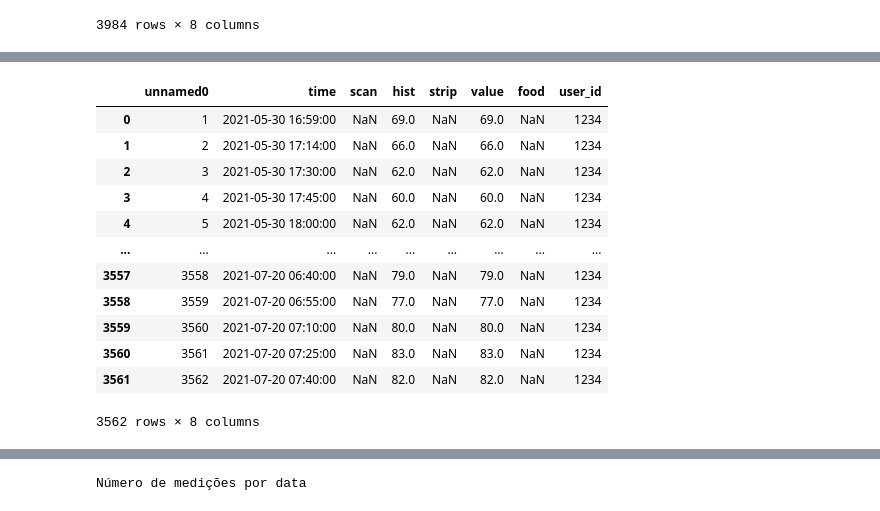
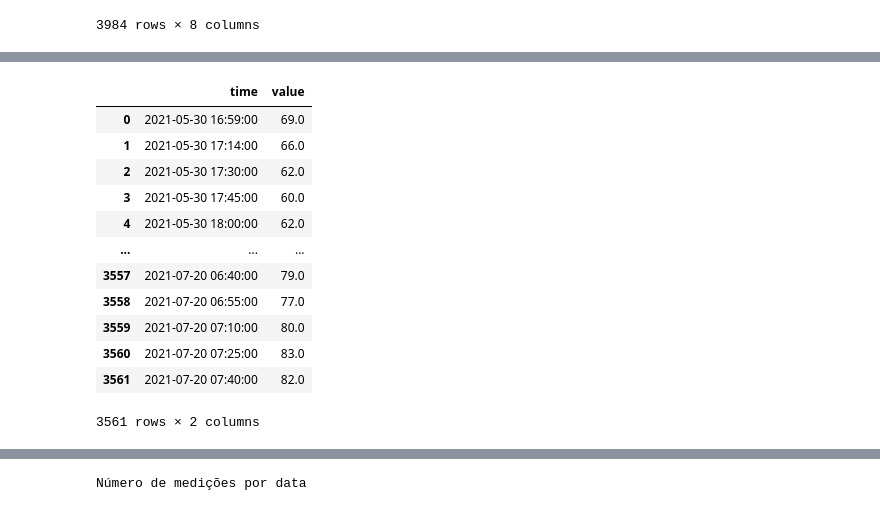
Before and after one commit to teco-insights/continuous-glucose-monitoring, a Jupyter notebook: continuous_glucose_monitoring.ipynb, the cells around one changed output, grey strips where cells are left out. Cells and saved outputs as stored; diff of their text form; code cells hidden in the pictures.

```diff
--- a/continuous_glucose_monitoring.ipynb
+++ b/continuous_glucose_monitoring.ipynb
@@ -27,13 +35,18 @@ df_raw
 | 3983 | 3984 | 2021-07-17 12:10:00 | NaN | NaN | NaN | NaN | NaN | 1234 |
 3984 rows × 8 columns
 # %%
-# Padronizar o nome das colunas
+'''
+No atributo columns (do tipo índice) do objeto df_raw, nosso dataframe, iremos formatar
+todos os seus elementos, isto é, os nomes das colunas. Para isso, utilizamos o acessor .str,
+que nos permite aplicar métodos de strings para todos os elementos do índice/vetor.
+Os métodos utilizados são:
+- lower(): torna todos os caracteres minúsculos;
+- strip(): remove espaços em branco das extremidades da string;
+- replace(,): substituímos o elemento da esquerda, sempre que ele aparecer, pelo da
+direita. No nosso caso, trocamos um espaço em branco por nenhum espaço, e ":" por nenhum espaço.
+'''
+
 df_raw.columns = df_raw.columns.str.lower().str.strip().str.replace(' ', '').str.replace(':', '')
-
-# Retiramos duplicatas e formatamos o tipo de dados
-df_raw.drop_duplicates(inplace=True)
-df_raw['time'] = pd.to_datetime(df_raw['time'])
-df_raw['value'] = pd.to_numeric(df_raw['value'], errors='coerce')
 df_raw
 # %% [output]
 |  | unnamed0 | time | scan | hist | strip | value | food | user_id |
@@ -51,0 +67,14 @@ df_raw
+# %%
+# Retirando linhas duplicadas e formatamos o tipo de dados
+
+df_raw.drop_duplicates(inplace=True) # com inplace = True, o objeto df_raw já é substituído
+                                     # pelo novo dataframe sem as duplicatas, ao invés de
+                                     # ser feita uma cópia com as alterações (inplace = False)
+df_raw['time'] = pd.to_datetime(df_raw['time'], errors = 'coerce') # convertemos a coluna 'time' para o tipo datetime
+df_raw['value'] = pd.to_numeric(df_raw['value'], errors = 'coerce') # a coluna 'value' se torna numérica
+
+# OBS: errors = 'coerce' faz com que elementos que não estejam num formato válido para
+# serem convertidos para datetime retornem NaT, e os que não possam ser convertidos para
+# int ou float (numérico) retornem NaN.
+
+df_raw
@@ -51,0 +95,7 @@ df_raw
+# %%
+# A coluna 'unnamed0' faz a contagem das linhas, o que um dataframe do python já recebe automaticamente,
+# por isso, iremos excluí-la. De restante, iremos trabalhar apenas com 'time' e 'value', portanto, as demais
+# variáveis também serão deletadas.
+
+df_raw = df_raw.drop(columns=['unnamed0', 'strip', 'hist', 'scan', 'food', 'user_id'])
+df_raw
@@ -83,19 +150,21 @@ user_id        0
 dtype: int64
 # %%
-df_raw = df_raw.dropna(subset=['value'])
+# Excluindo as linhas com valores nulos em 'value' e 'time'.
+
+df_raw = df_raw.dropna(subset=['value','time'])
 df_raw
 # %% [output]
-|  | unnamed0 | time | scan | hist | strip | value | food | user_id |
-| 0 | 1 | 2021-05-30 16:59:00 | NaN | 69.0 | NaN | 69.0 | NaN | 1234 |
-| 1 | 2 | 2021-05-30 17:14:00 | NaN | 66.0 | NaN | 66.0 | NaN | 1234 |
-| 2 | 3 | 2021-05-30 17:30:00 | NaN | 62.0 | NaN | 62.0 | NaN | 1234 |
-| 3 | 4 | 2021-05-30 17:45:00 | NaN | 60.0 | NaN | 60.0 | NaN | 1234 |
-| 4 | 5 | 2021-05-30 18:00:00 | NaN | 62.0 | NaN | 62.0 | NaN | 1234 |
-| ... | ... | ... | ... | ... | ... | ... | ... | ... |
-| 3557 | 3558 | 2021-07-20 06:40:00 | NaN | 79.0 | NaN | 79.0 | NaN | 1234 |
-| 3558 | 3559 | 2021-07-20 06:55:00 | NaN | 77.0 | NaN | 77.0 | NaN | 1234 |
-| 3559 | 3560 | 2021-07-20 07:10:00 | NaN | 80.0 | NaN | 80.0 | NaN | 1234 |
-| 3560 | 3561 | 2021-07-20 07:25:00 | NaN | 83.0 | NaN | 83.0 | NaN | 1234 |
-| 3561 | 3562 | 2021-07-20 07:40:00 | NaN | 82.0 | NaN | 82.0 | NaN | 1234 |
+|  | time | value |
+| 0 | 2021-05-30 16:59:00 | 69.0 |
+| 1 | 2021-05-30 17:14:00 | 66.0 |
+| 2 | 2021-05-30 17:30:00 | 62.0 |
+| 3 | 2021-05-30 17:45:00 | 60.0 |
+| 4 | 2021-05-30 18:00:00 | 62.0 |
+| ... | ... | ... |
+| 3557 | 2021-07-20 06:40:00 | 79.0 |
+| 3558 | 2021-07-20 06:55:00 | 77.0 |
+| 3559 | 2021-07-20 07:10:00 | 80.0 |
+| 3560 | 2021-07-20 07:25:00 | 83.0 |
+| 3561 | 2021-07-20 07:40:00 | 82.0 |
-3562 rows × 8 columns
+3561 rows × 2 columns
 # %%
```
Also changed, not shown: parts of 34 cells of this notebook.
